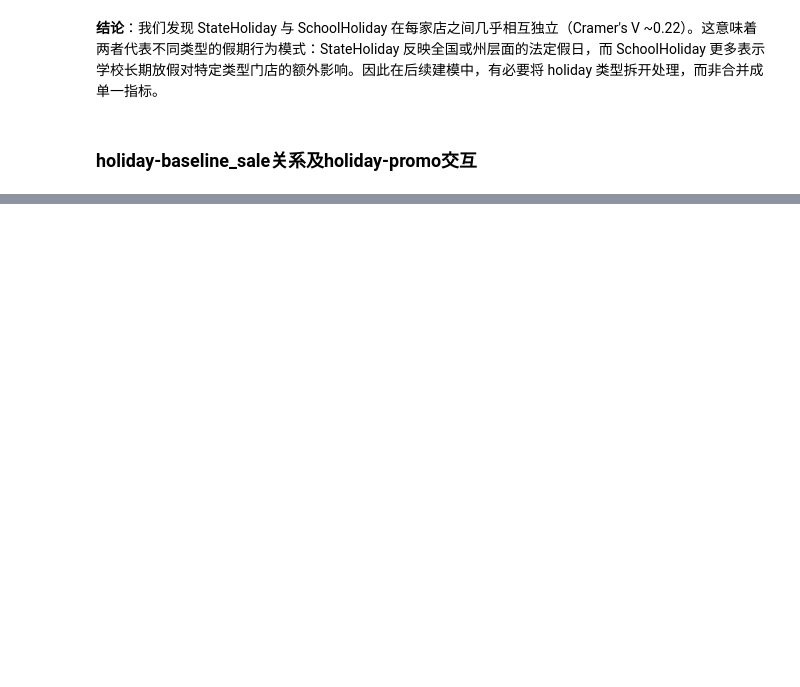
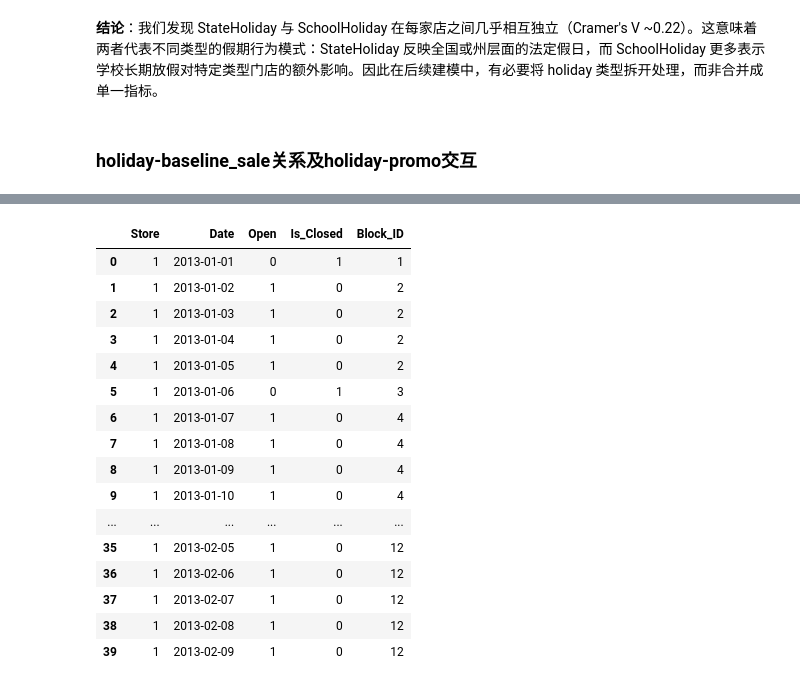
Before and after one commit to yjcyjjc/Rossmann-store-sale, a Jupyter notebook: EDA2.ipynb, the cells around one changed output, grey strips where cells are left out. Cells and saved outputs as stored; diff of their text form; code cells hidden in the pictures; blank space fills up the shorter version.

```diff
--- a/EDA2.ipynb
+++ b/EDA2.ipynb
@@ -325,0 +345,30 @@ plt.show()
+# %%
+# -----------------------------------------------------------------------------
+# 2. 定义闭店块 (Closure Blocks)
+# -----------------------------------------------------------------------------
+
+# 定义状态：0=关门, 1=开门
+# 注意：Rossmann数据中Open=0即为关门，包含了周日和节假日
+train_data['Is_Closed'] = (train_data['Open']== 0).astype(int)
+
+# 利用 shift 检测状态变化，生成 Block ID
+# 逻辑：如果当前行状态 != 上一行状态，则产生一个新的 Block
+# 必须按 Store 分组处理，否则不同 Store 之间会混淆
+train_data['Block_Change'] = train_data.groupby('Store')['Is_Closed'].shift() != train_data['Is_Closed']
+train_data['Block_ID'] = train_data.groupby('Store')['Block_Change'].cumsum()
+
+# -----------------------------------------------------------------------------
+# 3. 计算每个 Block 的属性（开始时间、结束时间、持续天数）
+# -----------------------------------------------------------------------------
+block_stats = train_data.groupby(['Store', 'Block_ID']).agg({
+    'Date': ['min', 'max', 'count'],
+    'Is_Closed': 'first' # 记录这个块是开门块还是关门块
+}).reset_index()
+
+# 展平多级列名
+block_stats.columns = ['Store', 'Block_ID', 'Block_Start', 'Block_End', 'Duration', 'Is_Closed_Block']
+
+# 我们只关心“关门块”的长度，把开门块的Duration设为0或者不关心
+# 但为了后续计算“下一个关门块有多长”，我们需要保留这个 DataFrame
+print("Block 统计示例：")
+print(block_stats.head(6))
@@ -325,0 +384,21 @@ plt.show()
+# %%
+train_data[['Store','Date','Open','Is_Closed','Block_ID']].head(40)
+#block_stats[block_stats['Store'] == 67]
+# %% [output]
+|  | Store | Date | Open | Is_Closed | Block_ID |
+| 0 | 1 | 2013-01-01 | 0 | 1 | 1 |
+| 1 | 1 | 2013-01-02 | 1 | 0 | 2 |
+| 2 | 1 | 2013-01-03 | 1 | 0 | 2 |
+| 3 | 1 | 2013-01-04 | 1 | 0 | 2 |
+| 4 | 1 | 2013-01-05 | 1 | 0 | 2 |
+| 5 | 1 | 2013-01-06 | 0 | 1 | 3 |
+| 6 | 1 | 2013-01-07 | 1 | 0 | 4 |
+| 7 | 1 | 2013-01-08 | 1 | 0 | 4 |
+| 8 | 1 | 2013-01-09 | 1 | 0 | 4 |
+| 9 | 1 | 2013-01-10 | 1 | 0 | 4 |
+| ... | ... | ... | ... | ... | ... |
+| 35 | 1 | 2013-02-05 | 1 | 0 | 12 |
+| 36 | 1 | 2013-02-06 | 1 | 0 | 12 |
+| 37 | 1 | 2013-02-07 | 1 | 0 | 12 |
+| 38 | 1 | 2013-02-08 | 1 | 0 | 12 |
+| 39 | 1 | 2013-02-09 | 1 | 0 | 12 |
```
Also changed, not shown: parts of 23 cells of this notebook, 1 other file.
